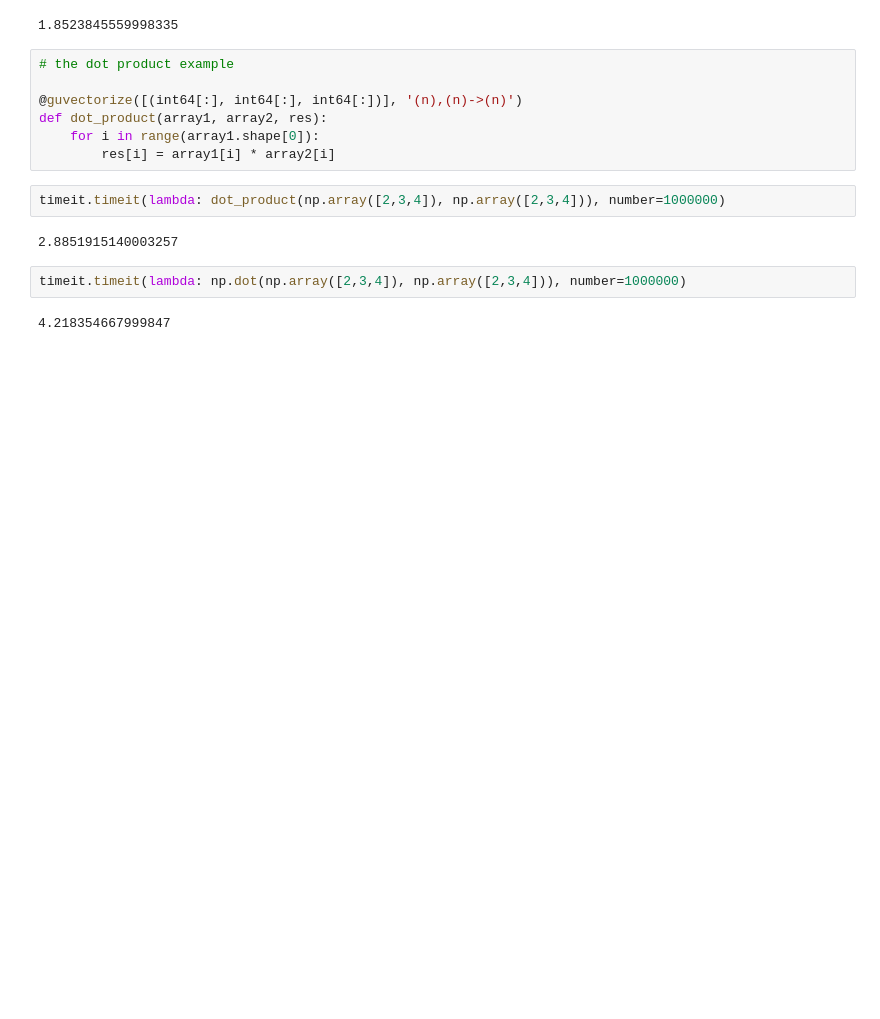
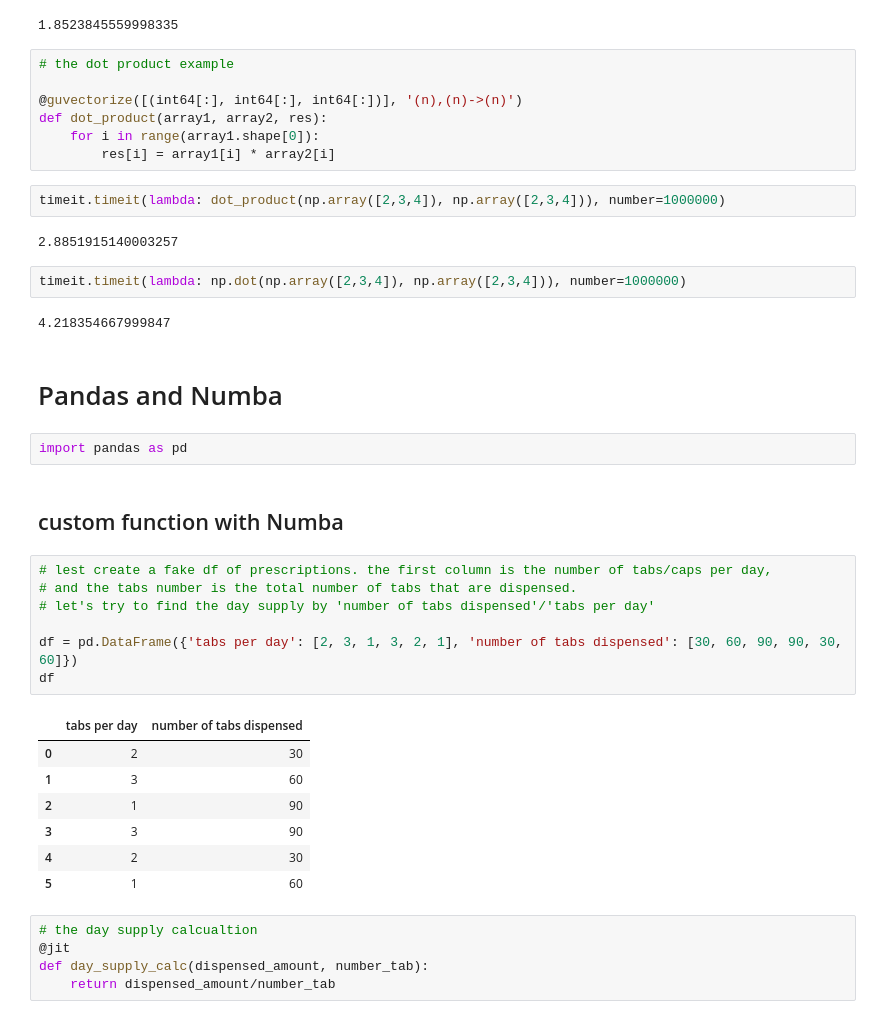
Before and after one commit to ZulfiiaDitto/Numba, a Jupyter notebook: Numba_examples.ipynb, the cells around one changed output. Cells and saved outputs as stored; diff of their text form; blank space fills up the shorter version.

```diff
--- a/Numba_examples.ipynb
+++ b/Numba_examples.ipynb
@@ -160,3 +160,29 @@ timeit.timeit(lambda: dot_product(np.array([2,3,4]), np.array([2,3,4])), number=
 timeit.timeit(lambda: np.dot(np.array([2,3,4]), np.array([2,3,4])), number=1000000)
 # %% [output]
 4.218354667999847
+# %% [markdown]
+# Pandas and Numba
+# %%
+import pandas as pd
+# %% [markdown]
+## custom function with Numba
+# %%
+# lest create a fake df of prescriptions. the first column is the number of tabs/caps per day,
+# and the tabs number is the total number of tabs that are dispensed.
+# let's try to find the day supply by 'number of tabs dispensed'/'tabs per day'
+
+df = pd.DataFrame({'tabs per day': [2, 3, 1, 3, 2, 1], 'number of tabs dispensed': [30, 60, 90, 90, 30, 60]})
+df
+# %% [output]
+|  | tabs per day | number of tabs dispensed |
+| 0 | 2 | 30 |
+| 1 | 3 | 60 |
+| 2 | 1 | 90 |
+| 3 | 3 | 90 |
+| 4 | 2 | 30 |
+| 5 | 1 | 60 |
+# %%
+# the day supply calcualtion
+@jit
+def day_supply_calc(dispensed_amount, number_tab):
+    return dispensed_amount/number_tab
```
Also changed, not shown: parts of 11 cells of this notebook.
